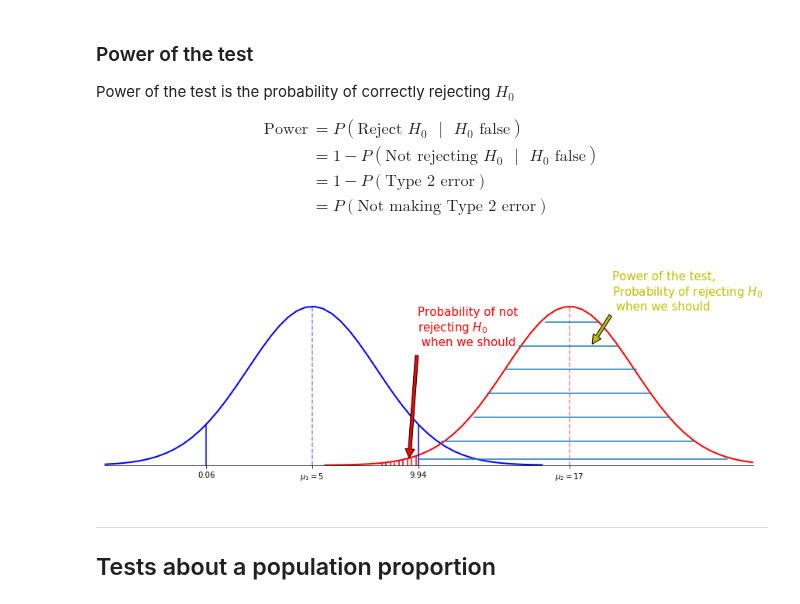
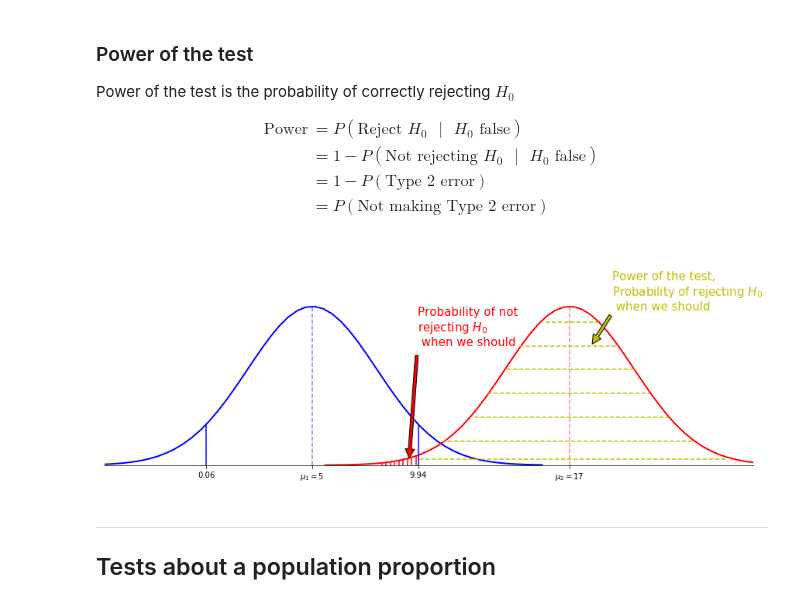
Before and after one commit to arstepanyan/Notes, a Jupyter notebook: statistics/foundations_of_statistics.ipynb, the cells around one changed output. Saved outputs shown, nothing was run; the diff lists cells and outputs as text; code cells hidden in the pictures.

```diff
--- a/statistics/foundations_of_statistics.ipynb
+++ b/statistics/foundations_of_statistics.ipynb
@@ -820,43 +820,35 @@ _ = plt.gca().set_xticklabels((x1, '$\mu_1 = {}$'.format(s1_mean), x2, '$\mu_2 =
 
 ## vertical lines
 _ = plt.axvline(s1_mean, ymax=0.75, color='b', linestyle='--', alpha=0.5)
 _ = plt.axvline(s2_mean, ymax=0.75, color='r', linestyle='--', alpha=0.5)
 _ = plt.axvline(x1, ymax=0.19, color='b')
 _ = plt.axvline(x2, ymax=0.19, color='b')
 
 ## fill in with lines to note the probability of not rejecting H0 when we should
 ## NOTE: I am sure there is a better way of filling in under the curve.
 ##       But after some time of searching, it doesn't seam to be streightforward.
 ##       That's why I am manually plotting several lines
 x_coords = [x2-0.1, x2-0.3, x2-0.5, x2-0.7, x2-0.9, x2-1.1, x2-1.3, x2-1.5, x2-1.7]
 y_heights = [0.04, 0.03, 0.03, 0.02, 0.02, 0.01, 0.01, 0.009, 0.009]
 for (x, y) in zip(x_coords, y_heights):
     _ = plt.axvline(x, ymax=y, color='r')
 
 ## annotate
 _ = plt.annotate('Probability of not \nrejecting $H_0$\n when we should', xy=(9.5, 0.001), xytext=(9.9, 0.1),
                 arrowprops=dict(facecolor='r', shrink=0.05), fontsize=15, color='r')
 
 ## fill in with lines to note the power of test (the probability of rejecting H0 when we should)
 y_coords = [.12, .1, .08, .06, .04, .02, .005]
 x_heights_min = [.68, .64, .62, .59, .57, .52, .485]
 x_heights_max = [.76, .79, .82, .84, .87, .91, .96]
 for y, x_min, x_max in zip(y_coords, x_heights_min, x_heights_max):
-    _ = plt.axhline(y, xmin=x_min, xmax=x_max)
-
-#_ = plt.axhline(0.12, xmin=0.68, xmax= 0.76, color='y', linestyle='--')
-#_ = plt.axhline(0.1, xmin=0.64, xmax= 0.79, color='y', linestyle='--')
-#_ = plt.axhline(0.08, xmin=0.62, xmax= 0.82, color='y', linestyle='--')
-#_ = plt.axhline(0.06, xmin=0.59, xmax= 0.84, color='y', linestyle='--')
-#_ = plt.axhline(0.04, xmin=0.57, xmax= 0.87, color='y', linestyle='--')
-#_ = plt.axhline(0.02, xmin=0.52, xmax= 0.91, color='y', linestyle='--')
-#_ = plt.axhline(0.005, xmin=0.485, xmax= 0.96, color='y', linestyle='--')
+    _ = plt.axhline(y, xmin=x_min, xmax=x_max, color='y', linestyle='--')
 
 ## annotate
 _ = plt.annotate('Power of the test, \nProbability of rejecting $H_0$\n when we should', xy=(18, 0.1), xytext=(19, 0.13),
                 arrowprops=dict(facecolor='y', shrink=0.05), fontsize=15, color='y')
 # %% [output]
-[figure, old version]
+[figure, new version]
 # %% [markdown]
 --------------
 ## Tests about a population proportion
```
